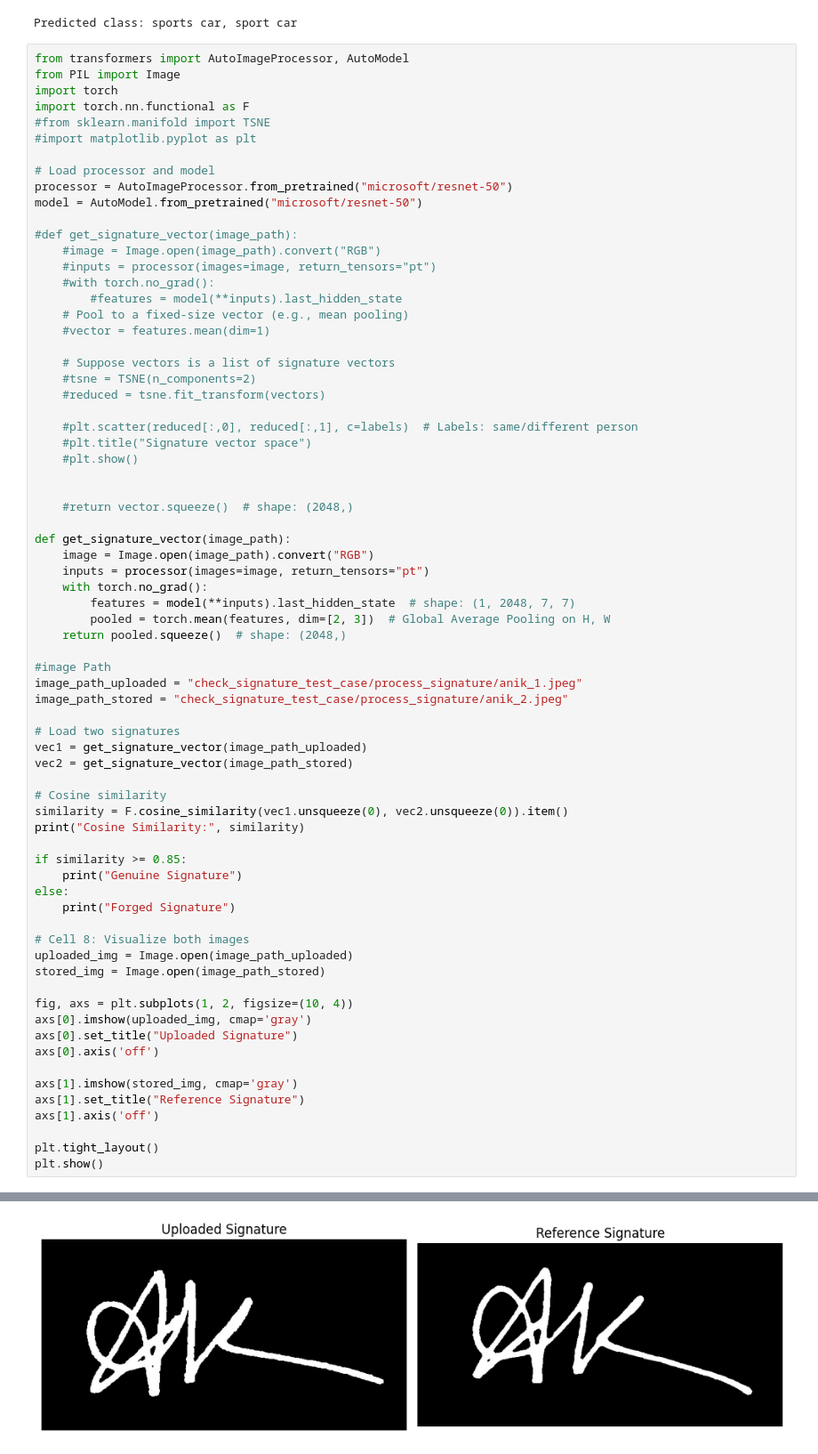
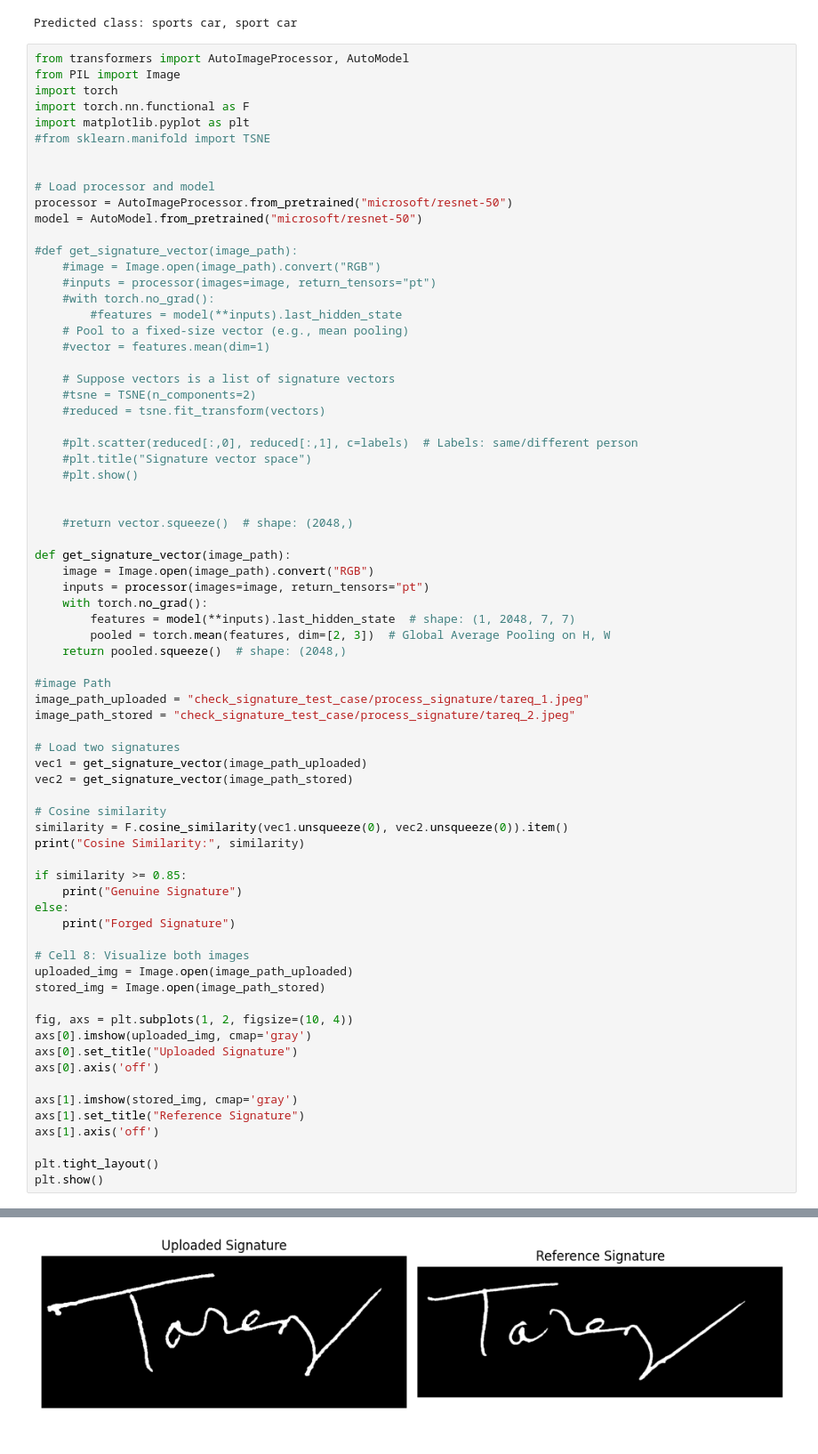
Before and after one commit to shawonNirob/check-signature-verify, a Jupyter notebook: load_resnet-50.ipynb, the cells around one changed output, grey strips where cells are left out. Shown at 89% size. Drawn from its saved outputs; the diff is of its cells as text.

```diff
--- a/load_resnet-50.ipynb
+++ b/load_resnet-50.ipynb
@@ -48,8 +48,9 @@ from transformers import AutoImageProcessor, AutoModel
 from PIL import Image
 import torch
 import torch.nn.functional as F
+import matplotlib.pyplot as plt
 #from sklearn.manifold import TSNE
-#import matplotlib.pyplot as plt
+
 
 # Load processor and model
 processor = AutoImageProcessor.from_pretrained("microsoft/resnet-50")
@@ -83,8 +84,8 @@ def get_signature_vector(image_path):
     return pooled.squeeze()  # shape: (2048,)
 
 #image Path
-image_path_uploaded = "check_signature_test_case/process_signature/anik_1.jpeg"
-image_path_stored = "check_signature_test_case/process_signature/anik_2.jpeg"
+image_path_uploaded = "check_signature_test_case/process_signature/tareq_1.jpeg"
+image_path_stored = "check_signature_test_case/process_signature/tareq_2.jpeg"
 
 # Load two signatures
 vec1 = get_signature_vector(image_path_uploaded)
@@ -120 +121 @@ Genuine Signature
-[figure, old version]
+[figure, new version]
```
Also changed, not shown: parts of 1 cell of this notebook.
